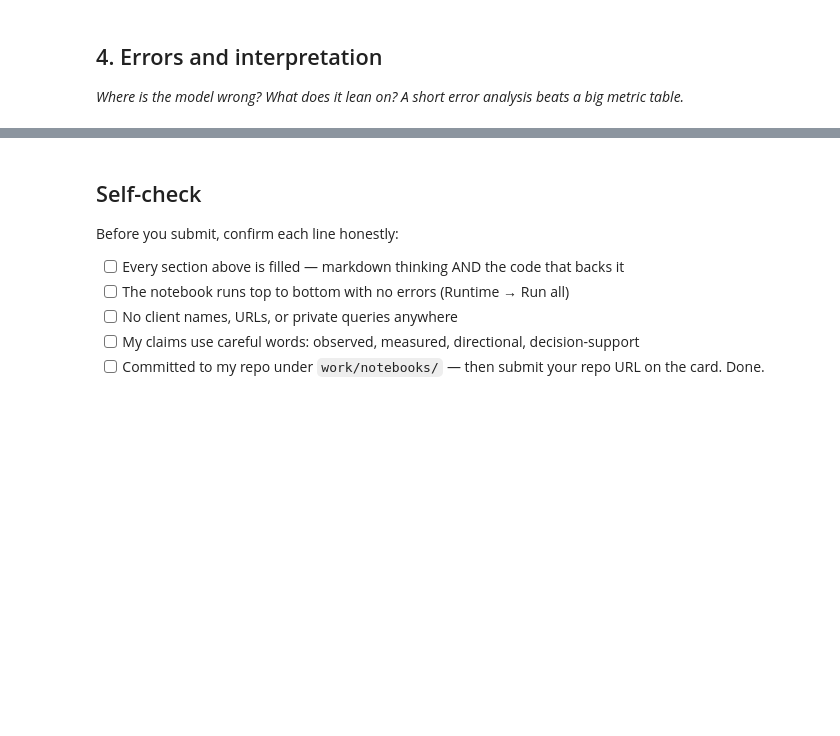
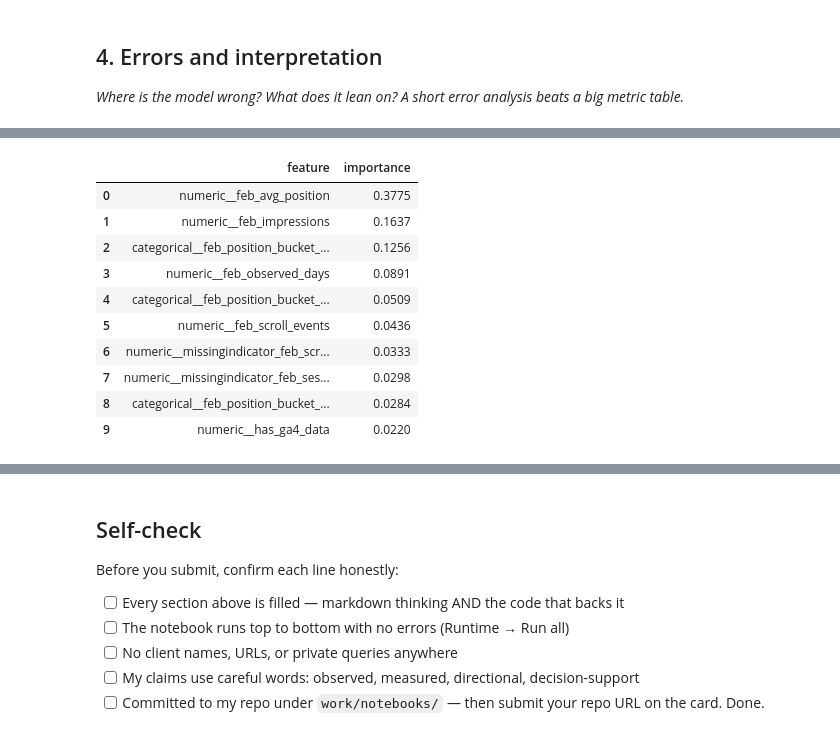
Before and after one commit to ramyaa-hegde/flyrank-ml-internship-tasks, a Jupyter notebook: work/notebooks/w05_model.ipynb, the cells around one changed output, grey strips where cells are left out. Cells and saved outputs as stored; diff of their text form; code cells hidden in the pictures; blank space fills up the shorter version.

Commit message:
Complete ML-08 capstone modeling lane

```diff
--- a/work/notebooks/w05_model.ipynb
+++ b/work/notebooks/w05_model.ipynb
@@ -193,0 +390,76 @@ False Negatives (Missed actual conversions)    : 130
+# %%
+# Feature importance and error analysis at the top-20 review cutoff
+
+fitted_preprocessor = model.named_steps["preprocess"]
+fitted_forest = model.named_steps["random_forest"]
+
+feature_importance = pd.DataFrame(
+    {
+        "feature": fitted_preprocessor.get_feature_names_out(),
+        "importance": fitted_forest.feature_importances_,
+    }
+).sort_values("importance", ascending=False)
+
+print("=== Random Forest feature importance ===")
+display(feature_importance.head(10).reset_index(drop=True).round(4))
+
+validation_results = model_df.iloc[validation_index][
+    [
+        "feb_impressions",
+        "feb_avg_position",
+        "feb_observed_days",
+        "has_ga4_data",
+        "march_position_bucket",
+        "march_ctr",
+        "march_bucket_median_ctr",
+    ]
+].copy()
+
+validation_results["actual_below_benchmark"] = np.asarray(y_val)
+validation_results["model_score"] = model_val_score
+
+ranked_validation = validation_results.sort_values(
+    "model_score",
+    ascending=False,
+).reset_index(drop=True)
+
+top_20_predictions = ranked_validation.head(20).copy()
+
+true_positives_at_20 = int(
+    top_20_predictions["actual_below_benchmark"].sum()
+)
+false_positives_at_20 = int(
+    len(top_20_predictions) - true_positives_at_20
+)
+below_benchmark_not_selected = int(
+    (
+        (ranked_validation["actual_below_benchmark"] == 1)
+        & (ranked_validation.index >= 20)
+    ).sum()
+)
+
+error_summary = pd.DataFrame(
+    {
+        "measure": [
+            "Top-20 true opportunities",
+            "Top-20 false positives",
+            "Below-benchmark items outside top 20",
+        ],
+        "count": [
+            true_positives_at_20,
+            false_positives_at_20,
+            below_benchmark_not_selected,
+        ],
+    }
+)
+
+print("=== Top-20 review-cutoff error analysis ===")
+display(error_summary)
+
+print(
+    "\nInterpretation: false positives may reflect client-specific query mix, "
+    "SERP features, or signals not represented in the February feature vector. "
+    "Items outside the top 20 are not necessarily model failures; the queue is "
+    "intentionally limited to the first 20 candidates for human review."
+)
+# %% [output]
@@ -193,0 +467,11 @@ False Negatives (Missed actual conversions)    : 130
+|  | feature | importance |
+| 0 | numeric__feb_avg_position | 0.3775 |
+| 1 | numeric__feb_impressions | 0.1637 |
+| 2 | categorical__feb_position_bucket_... | 0.1256 |
+| 3 | numeric__feb_observed_days | 0.0891 |
+| 4 | categorical__feb_position_bucket_... | 0.0509 |
+| 5 | numeric__feb_scroll_events | 0.0436 |
+| 6 | numeric__missingindicator_feb_scr... | 0.0333 |
+| 7 | numeric__missingindicator_feb_ses... | 0.0298 |
+| 8 | categorical__feb_position_bucket_... | 0.0284 |
+| 9 | numeric__has_ga4_data | 0.0220 |
```
Also changed, not shown: parts of 17 cells of this notebook.
